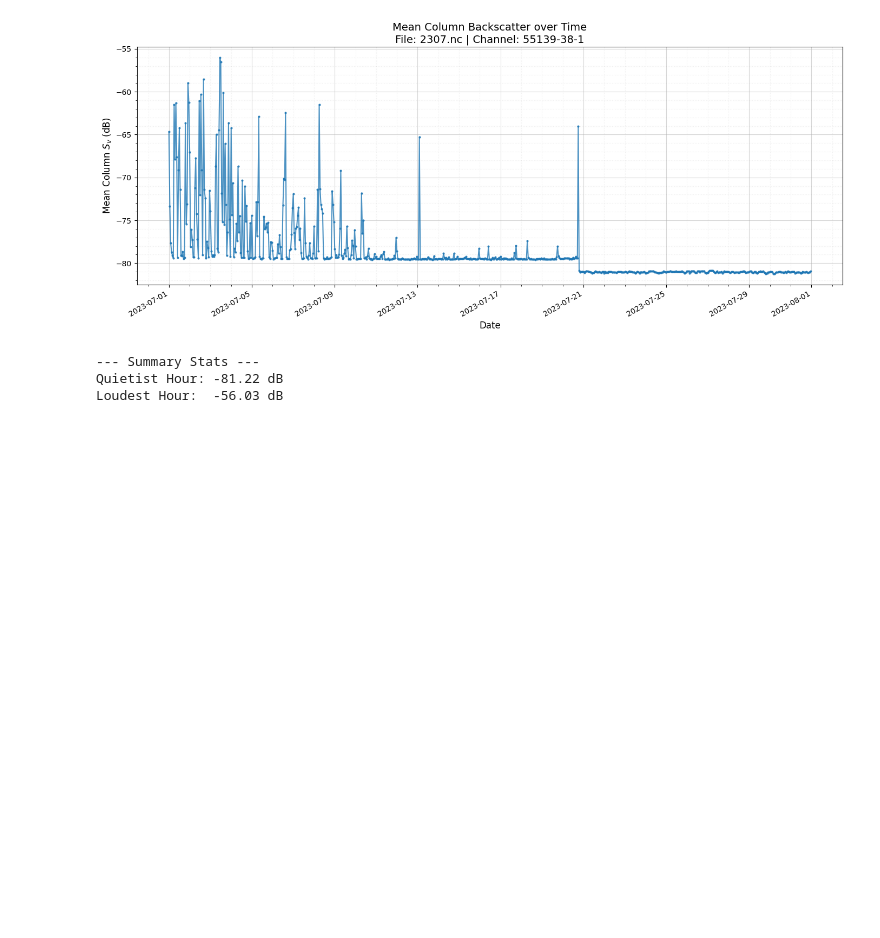
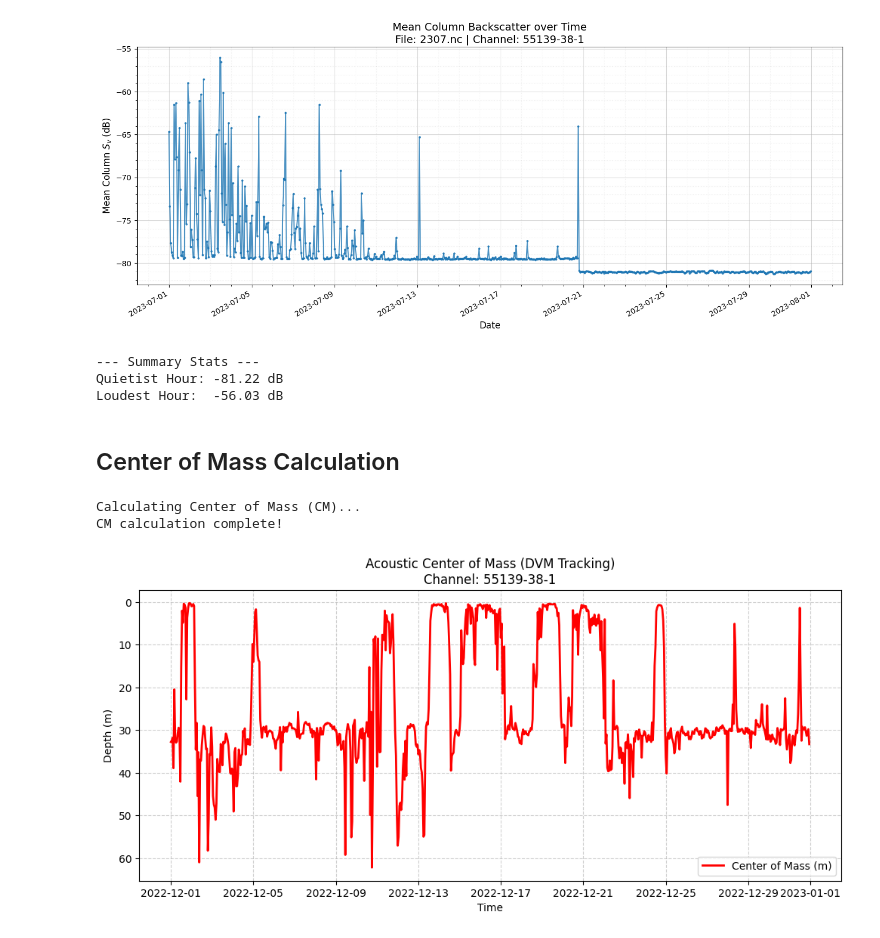
Before and after one commit to rashed-30/NekTone-Processing-AZFP, a Jupyter notebook: analyze.ipynb, the cells around one changed output. Saved outputs shown, nothing was run; the diff lists cells and outputs as text; code cells hidden in the pictures; blank space fills up the shorter version.

```diff
--- a/analyze.ipynb
+++ b/analyze.ipynb
@@ -232,3 +232,65 @@ Found dimension to average: depth
 --- Summary Stats ---
 Quietist Hour: -81.22 dB
 Loudest Hour:  -56.03 dB
+# %% [markdown]
+## Center of Mass Calculation
+# %%
+import xarray as xr
+import matplotlib.pyplot as plt
+
+# 1. Load your 5m-binned monthly file
+# Make sure the file has a 'depth' coordinate. If it uses 'echo_range', swap the dimension name below.
+ds = xr.open_dataset('data_products_monthly/2212_5m.nc')
+
+# Select a specific channel to analyze (e.g., 38 kHz)
+channel_to_use = ds.channel.values[0]
+da_Sv = ds['Sv'].sel(channel=channel_to_use)
+
+print("Calculating Center of Mass (CM)...")
+
+# --- THE MATH ---
+
+# Step 1: Convert Sv (dB) to sv (Linear)
+sv_linear = 10 ** (da_Sv / 10.0)
+
+# Step 2: Multiply the linear backscatter by the depth coordinates
+# (xarray automatically matches the depth values to the correct rows)
+weighted_depth = sv_linear * sv_linear.depth
+
+# Step 3: Sum the weighted depths across the water column (dim='depth')
+sum_weighted_depth = weighted_depth.sum(dim='depth', skipna=True)
+
+# Step 4: Sum the total linear biomass across the water column
+sum_total_sv = sv_linear.sum(dim='depth', skipna=True)
+
+# Step 5: Divide to get the Center of Mass (in meters)
+center_of_mass = sum_weighted_depth / sum_total_sv
+
+print("CM calculation complete!")
+
+# --- PLOTTING THE RESULT ---
+plt.figure(figsize=(12, 5))
+
+# Plot the CM line
+plt.plot(
+    center_of_mass.ping_time,
+    center_of_mass,
+    color='red',
+    linewidth=2,
+    label='Center of Mass (m)'
+)
+
+# Invert Y-axis so surface (0m) is at the top, just like an echogram
+plt.gca().invert_yaxis()
+
+plt.title(f"Acoustic Center of Mass (DVM Tracking)\nChannel: {channel_to_use}")
+plt.ylabel("Depth (m)")
+plt.xlabel("Time")
+plt.grid(True, linestyle='--', alpha=0.6)
+plt.legend()
+
+plt.show()
+# %% [output]
+Calculating Center of Mass (CM)...
+CM calculation complete!
+[figure, added]
```
Also changed, not shown: parts of 5 cells of this notebook.
